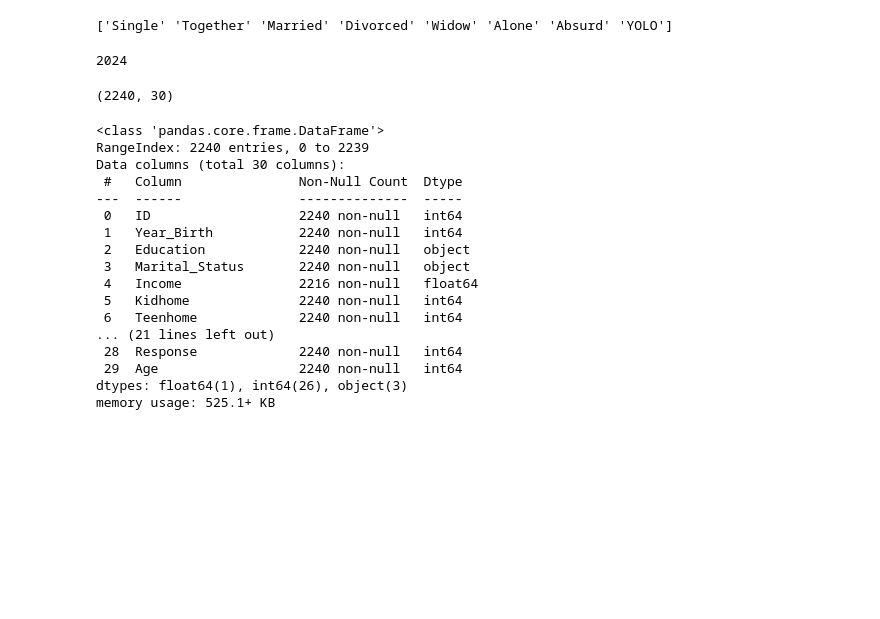
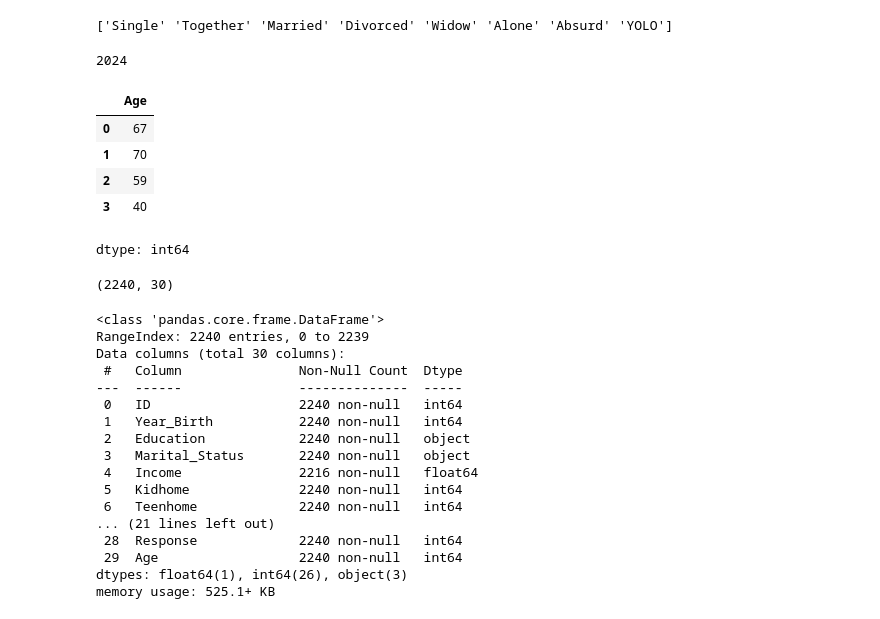
Before and after one commit to Liam-Nova/BIT_IA_Bootcamp, a Jupyter notebook: S1_C4_EDA_marketing.ipynb, the cells around one changed output. Drawn from its saved outputs; the diff is of its cells as text; code cells hidden in the pictures; blank space fills up the shorter version.

```diff
--- a/S1_C4_EDA_marketing.ipynb
+++ b/S1_C4_EDA_marketing.ipynb
@@ -36,3 +62,3 @@ import seaborn as sns #para el manejo de graficas "pero mas bonito"
 # %%
-df = pd.read_excel('/content/marketing_campaign.xlsx')
-# para .cvs pd.read_csv('/content/marketing_campaign.xlsx')
+df = pd.read_excel('marketing_campaign.xlsx') # da valor a una variable al ejecutar un archivo xlsx
+# para .cvs pd.read_csv('/content/marketing_campaign.csv')
@@ -108,5 +142,14 @@ df['Age'] = current_year - df['Year_Birth']
 # %% [output]
 2024
+# %%
+df['Age'].head(4)
+# %% [output]
+|  | Age |
+| 0 | 67 |
+| 1 | 70 |
+| 2 | 59 |
+| 3 | 40 |
+dtype: int64
 # %%
 #shape entrega numero de registros y atributos
 df.shape
```
Also changed, not shown: parts of 19 cells of this notebook.
